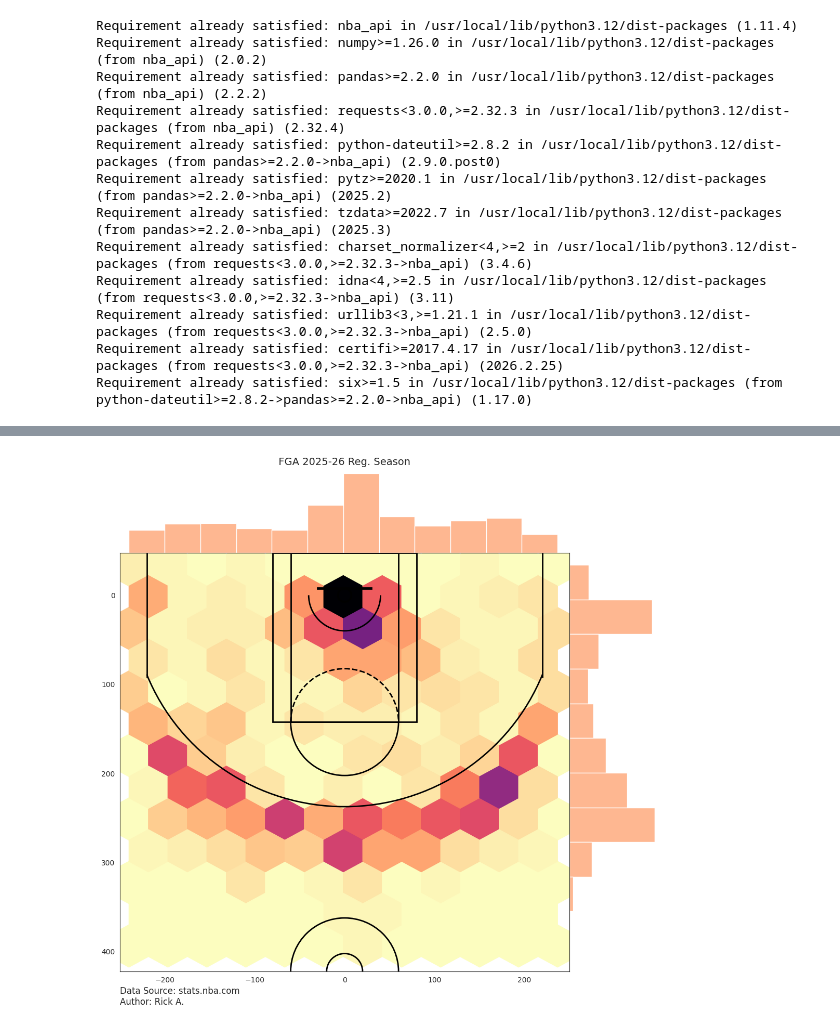
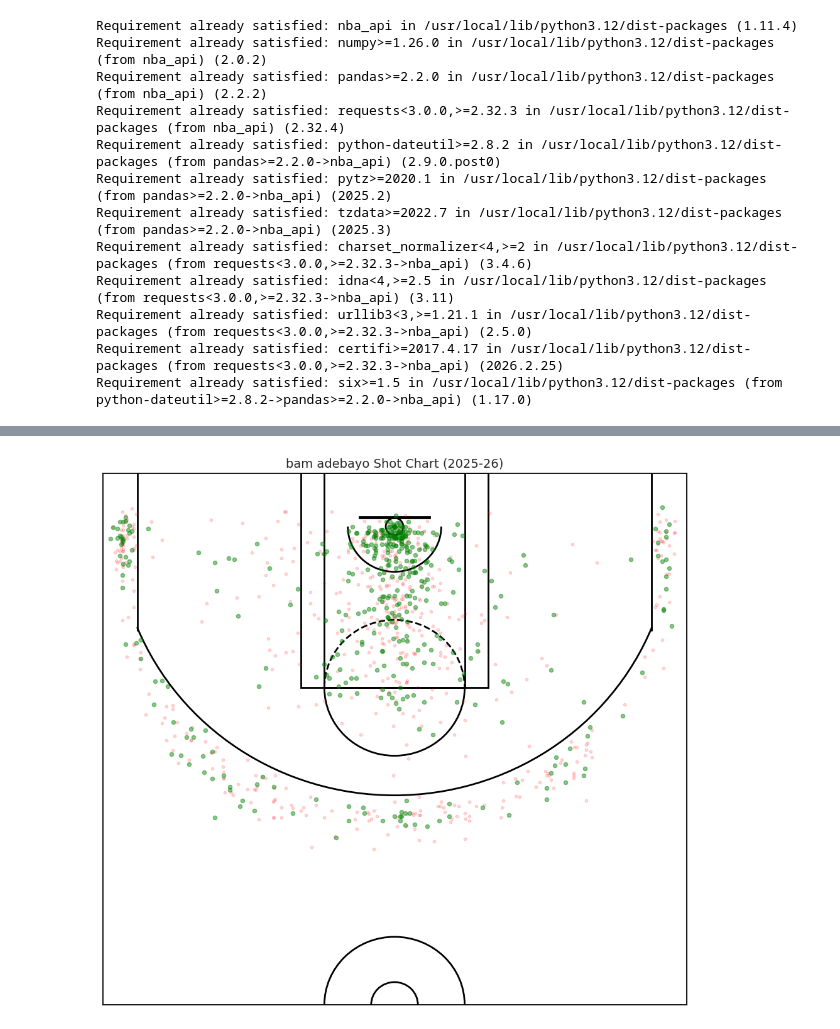
Before and after one commit to AKfrozen2/NBA_heatmap, a Jupyter notebook: NBA_Shot_chart.ipynb, the cells around one changed output, grey strips where cells are left out. Cells and saved outputs as stored; diff of their text form; code cells hidden in the pictures.

```diff
--- a/NBA_Shot_chart.ipynb
+++ b/NBA_Shot_chart.ipynb
@@ -175,32 +85,25 @@ plt.show()
-# %%
-# create our jointplot
-
-cmap=plt.cm.magma_r
-joint_shot_chart = sns.jointplot(x=shot_data.LOC_X, y=shot_data.LOC_Y,
-                                 kind='hex', space=0, color=cmap(.2), cmap=cmap)
-
-joint_shot_chart.fig.set_size_inches(12,11)
-
-ax = joint_shot_chart.ax_joint
-draw_court(ax)
-
-# Adjust the axis limits and orientation of the plot in order
-# to plot half court, with the hoop by the top of the plot
-ax.set_xlim(-250,250)
-ax.set_ylim(422.5, -47.5)
-
-# Get rid of axis labels and tick marks
-ax.set_xlabel('')
-ax.set_ylabel('')
-ax.tick_params(labelbottom='off', labelleft='off')
-
-# Add a title
-ax.set_title(f'{chosen_player_name} FGA {chosen_season} Reg. Season ', y=1.2, fontsize=14)
-
-# Add Data Source and Author
-ax.text(-250,460,'Data Source: stats.nba.com'
-        '\nAuthor: Rick A.', fontsize=12)
-
-plt.show()
-# %% [output]
-[figure, removed]
+# %%
+def plot_shot_chart(shot_data, player_name, season):
+    fig, ax = plt.subplots(figsize=(12, 11))
+    draw_court(ax, outer_lines=True)
+
+    makes = shot_data[shot_data["SHOT_RESULT"] == 1]
+    misses = shot_data[shot_data["SHOT_RESULT"] == 0]
+
+    ax.scatter(misses["LOC_X"], misses["LOC_Y"], color="red", alpha=0.15, s=10)
+    ax.scatter(makes["LOC_X"], makes["LOC_Y"], color="green", alpha=0.45, s=20)
+
+    ax.set_xlim(-250, 250)
+    ax.set_ylim(422.5, -47.5)
+
+    ax.set_title(f"{player_name} Shot Chart ({season})", fontsize=14)
+    ax.set_xlabel("")
+    ax.set_ylabel("")
+    ax.tick_params(labelbottom=False, labelleft=False)
+
+    return fig, ax
+
+fig, ax = plot_shot_chart(shot_data, chosen_player_name, chosen_season)
+plt.show()
+# %% [output]
+[figure, added]
```
Also changed, not shown: parts of 6 cells of this notebook.
